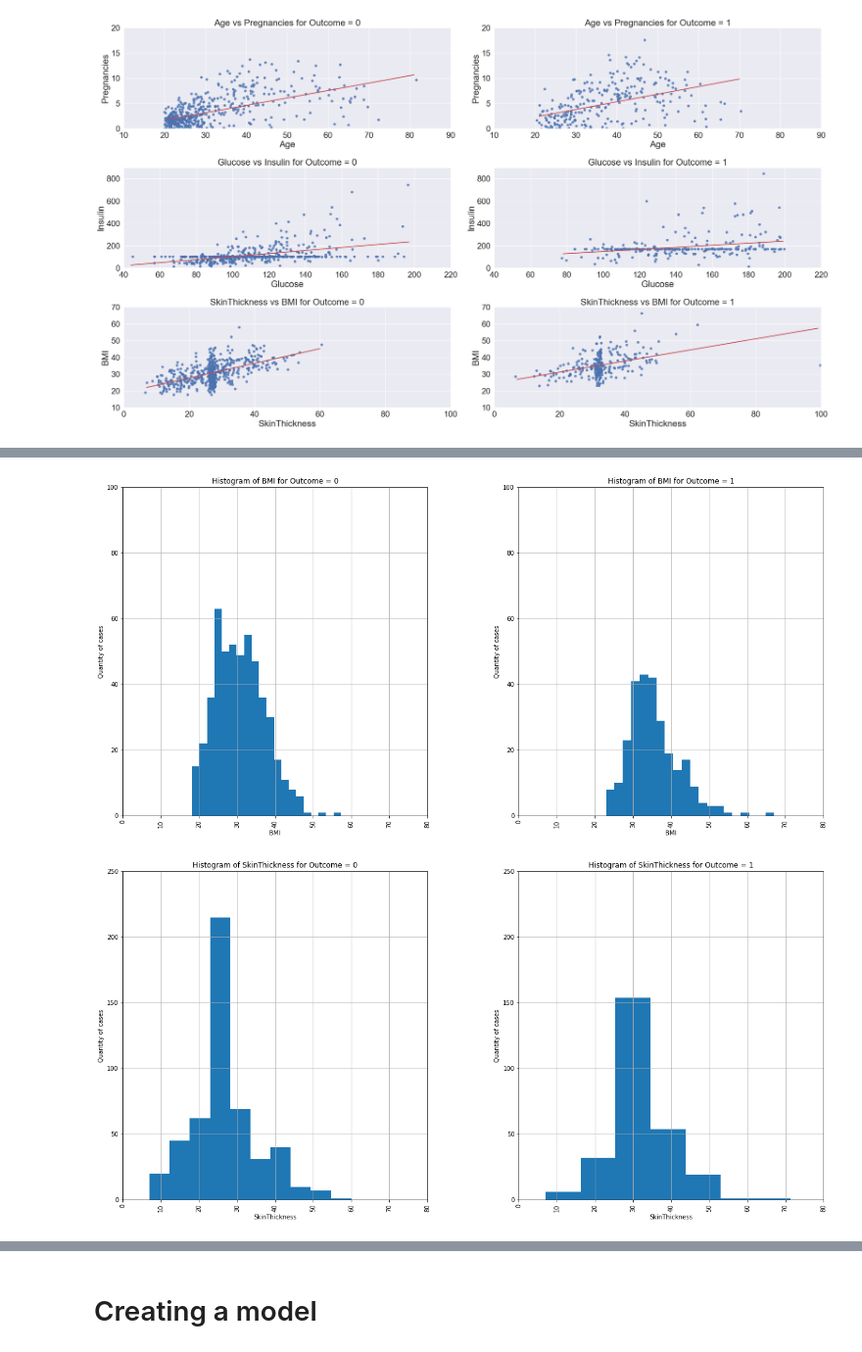
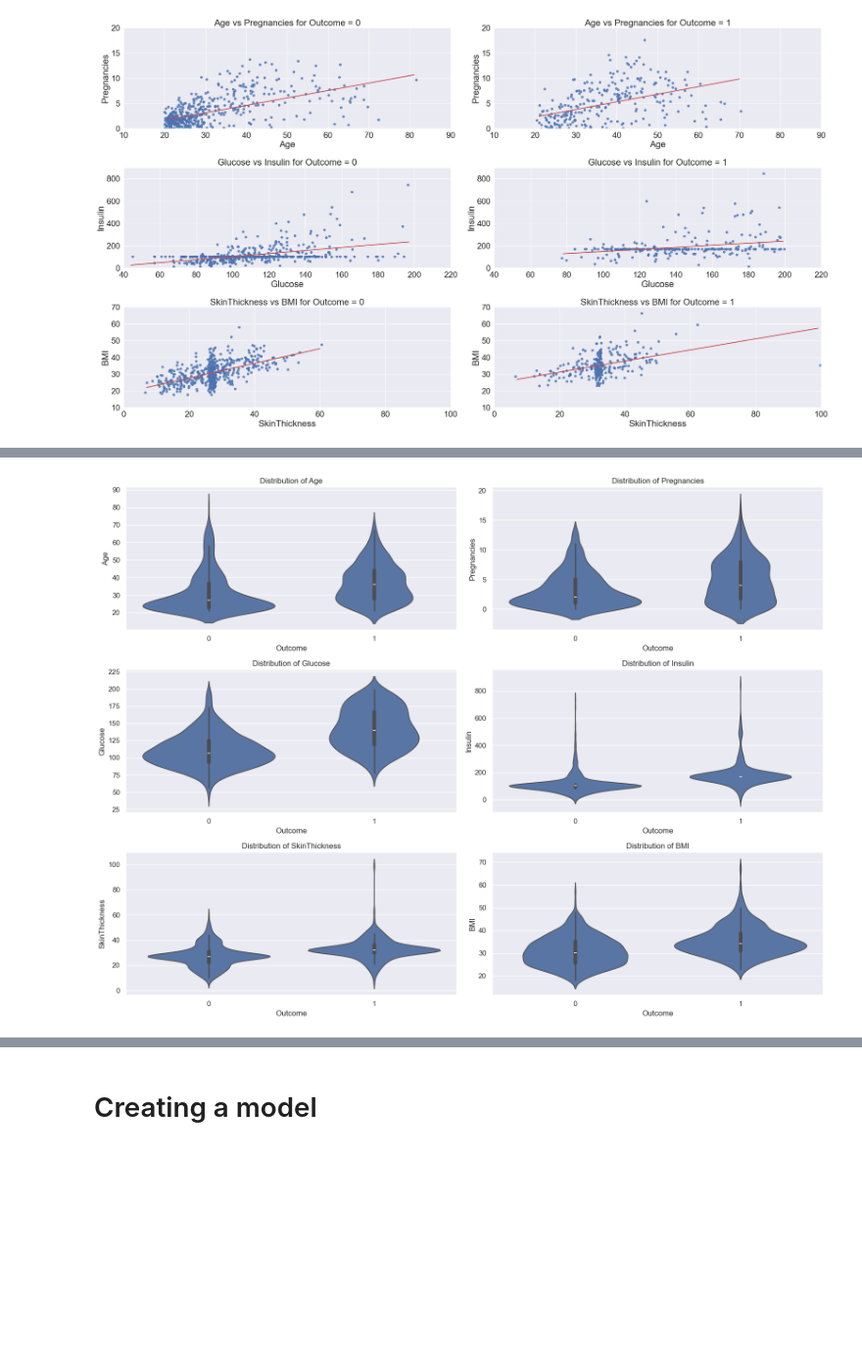
Before and after one commit to katarzynaadamczyk/data_analysis, a Jupyter notebook: diabetes/diabetes_3.ipynb, the cells around one changed output, grey strips where cells are left out. Shown at 98% size. Cells and saved outputs as stored; diff of their text form; code cells hidden in the pictures; blank space fills up the shorter version.

Commit message:
done violinplots to see data distributions

```diff
--- a/diabetes/diabetes_3.ipynb
+++ b/diabetes/diabetes_3.ipynb
@@ -301,41 +222,15 @@ hist_insulin[1].set_title('Histogram of Insulin for Outcome = 1');
-# %%
-# histogram for BMI
-# different histograms for Outcome = 1 and Outcome = 0
-hist_BMI = data.hist(column='BMI', by='Outcome', bins=20, figsize=(20,10))
-
-hist_BMI[0].grid(True)
-hist_BMI[0].set_xlim(0,80)
-hist_BMI[0].set_ylim(0,100)
-hist_BMI[0].set_xlabel('BMI')
-hist_BMI[0].set_ylabel('Quantity of cases')
-hist_BMI[0].set_title('Histogram of BMI for Outcome = 0')
-
-hist_BMI[1].grid(True)
-hist_BMI[1].set_xlim(0,80)
-hist_BMI[1].set_ylim(0,100)
-hist_BMI[1].set_xlabel('BMI')
-hist_BMI[1].set_ylabel('Quantity of cases')
-hist_BMI[1].set_title('Histogram of BMI for Outcome = 1');
-# %% [output]
-[figure, removed]
-# %%
-# histogram for SkinThickness
-# there should be different histograms for Outcome = 1 and Outcome = 0
-hist_SkinThickness = data.hist(column='SkinThickness', by='Outcome', bins=10, figsize=(20,10))
-
-hist_SkinThickness[0].grid(True)
-hist_SkinThickness[0].set_xlim(0,80)
-hist_SkinThickness[0].set_ylim(0,250)
-hist_SkinThickness[0].set_xlabel('SkinThickness')
-hist_SkinThickness[0].set_ylabel('Quantity of cases')
-hist_SkinThickness[0].set_title('Histogram of SkinThickness for Outcome = 0')
-
-hist_SkinThickness[1].grid(True)
-hist_SkinThickness[1].set_xlim(0,80)
-hist_SkinThickness[1].set_ylim(0,250)
-hist_SkinThickness[1].set_xlabel('SkinThickness')
-hist_SkinThickness[1].set_ylabel('Quantity of cases')
-hist_SkinThickness[1].set_title('Histogram of SkinThickness for Outcome = 1');
-# %% [output]
-[figure, removed]
+# %%
+sns.set(style='darkgrid', font_scale=1)
+
+fig, axes = plt.subplots(3, 2, figsize=(16,12))
+for row, xval, yval in zip(axes, xvals, yvals):
+    sns.violinplot(data=data, y=xval, x='Outcome', ax=row[0])
+    row[0].set_title(' '.join(['Distribution of', xval]))
+    sns.violinplot(data=data, y=yval, x='Outcome', ax=row[1])
+    row[1].set_title(' '.join(['Distribution of', yval]))
+
+fig.tight_layout()
+plt.show()
+# %% [output]
+[figure, added]
 # %% [markdown]
```
Also changed, not shown: parts of 6 cells of this notebook.
